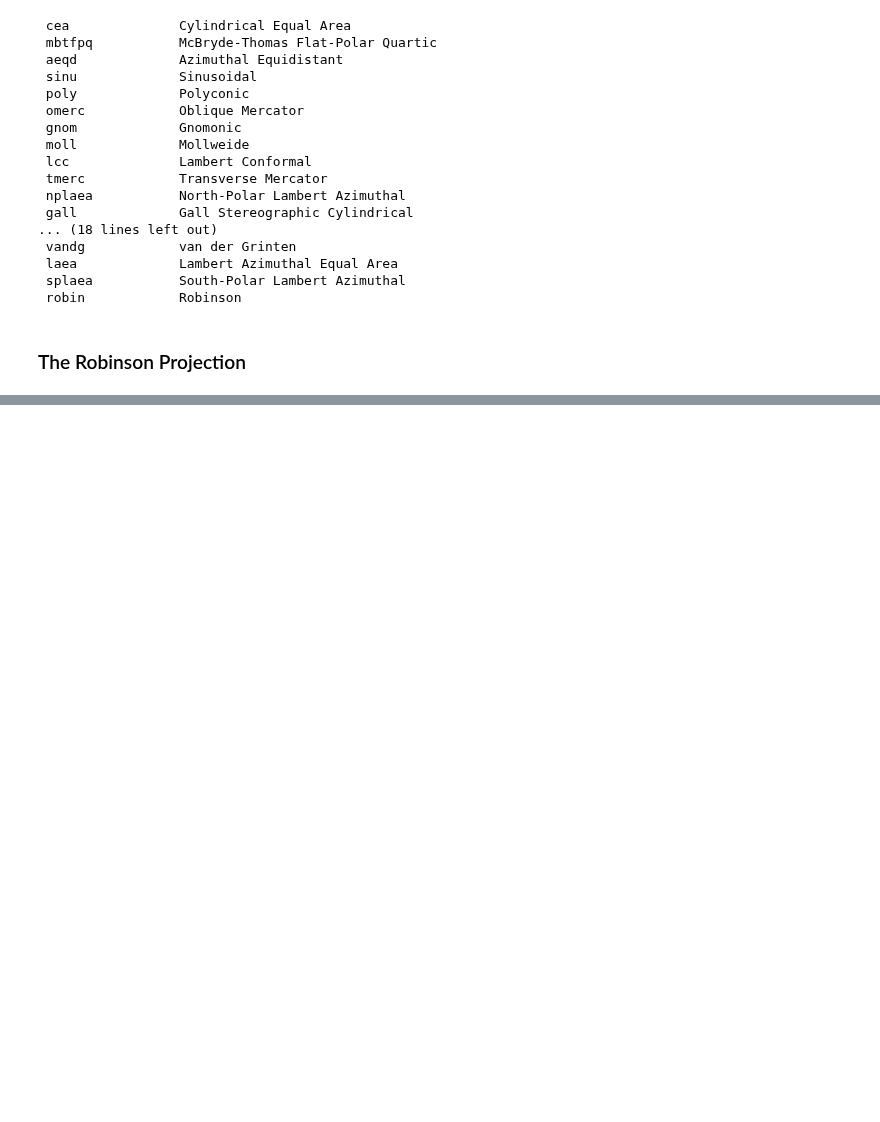
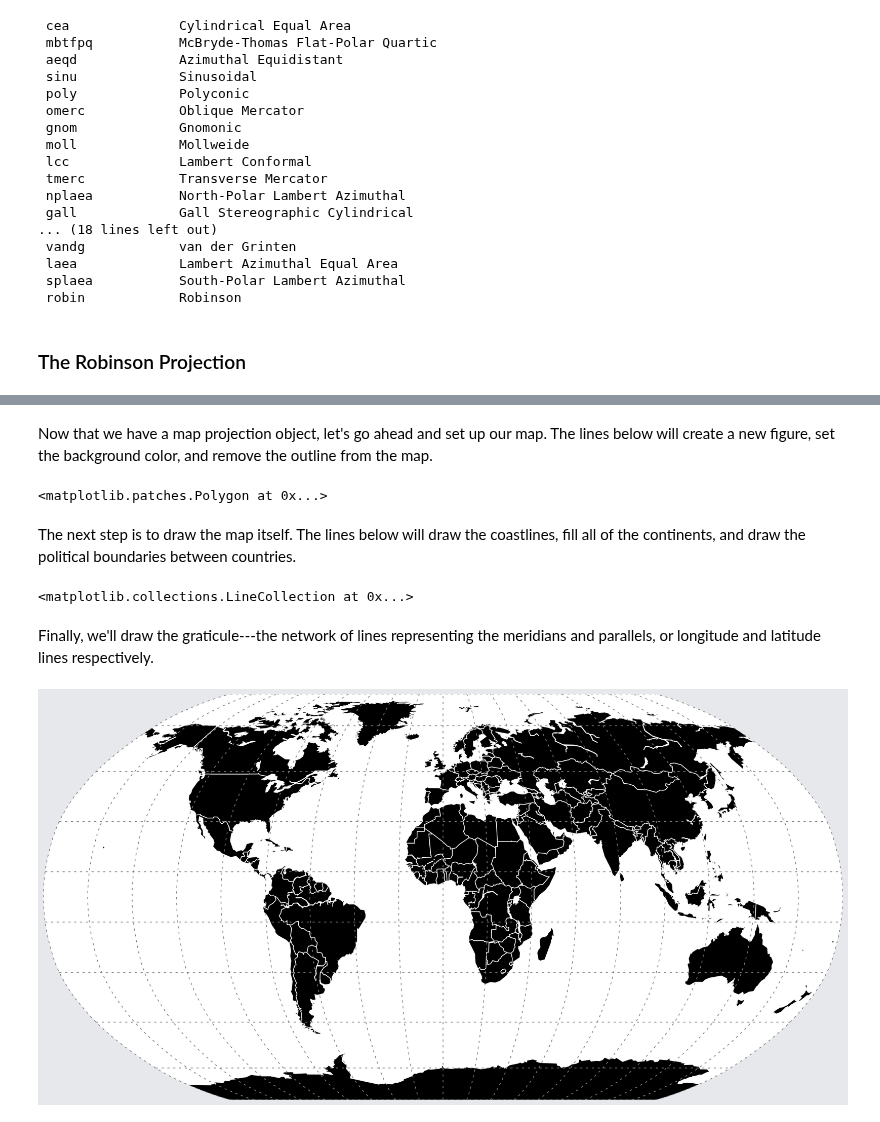
Before and after one commit to croach/oreilly-matplotlib-course, a Jupyter notebook: 10 - Mapping in Matplotlib/1002 - Working With Maps.ipynb, the cells around one changed output, grey strips where cells are left out. Saved outputs shown, nothing was run; the diff lists cells and outputs as text; code cells hidden in the pictures; blank space fills up the shorter version.

```diff
--- a/10 - Mapping in Matplotlib/1002 - Working With Maps.ipynb
+++ b/10 - Mapping in Matplotlib/1002 - Working With Maps.ipynb
@@ -117,0 +89,55 @@ plt.show()
+# %%
+# Create a Robinson projection that's centered around
+# longitude 0 (the prime meridian)
+m = Basemap(projection='robin', lon_0=0.)
+# %% [markdown]
+Now that we have a map projection object, let's go ahead and set up our map. The lines below will create a new figure, set the background color, and remove the outline from the map.
+# %%
+fig = plt.figure(figsize=(20,10))
+
+# Fill the background of the map with a greyish color
+fig.patch.set_facecolor('#e6e8ec')
+
+# Draw the white map background and remove the boundary line
+m.drawmapboundary(color='none', fill_color='white')
+# %% [output]
+<matplotlib.patches.Polygon at 0x...>
+# %% [markdown]
+The next step is to draw the map itself. The lines below will draw the coastlines, fill all of the continents, and draw the political boundaries between countries.
+# %%
+# Draw the continents and the countries
+
+# This line isn't necessarily needed, but it does add some extra definition
+# to some geographic elements (the Amazon river, for example).
+m.drawcoastlines(color='white')
+m.fillcontinents(color='black', lake_color='white')
+m.drawcountries(linewidth=1, color='white')
+# %% [output]
+<matplotlib.collections.LineCollection at 0x...>
+# %% [markdown]
+Finally, we'll draw the graticule---the network of lines representing the meridians and parallels, or longitude and latitude lines respectively.
+# %%
+# Draw the meridians (longitude) and parallels (latitude)
+
+# The space between each line in the graph
+graticule_width = 20
+# Create lists of meridians and parallels to draw on map
+parallels = np.arange(-90, 91, graticule_width)
+meridians = np.arange(-180., 181., graticule_width)
+# The pattern for the dashes in the graticule lines. The default is
+# [1,1], but we're going with 3 pixels on, 5 pixels off.
+dashes = [3, 5]
+# The color of the graticule lines
+graticule_color = 'grey'
+
+m.drawparallels(parallels,
+                dashes=dashes,
+                color=graticule_color)
+
+m.drawmeridians(meridians,
+                dashes=dashes,
+                color=graticule_color)
+
+plt.show()
+# %% [output]
+[figure, added]
```
Also changed, not shown: parts of 9 cells of this notebook.
